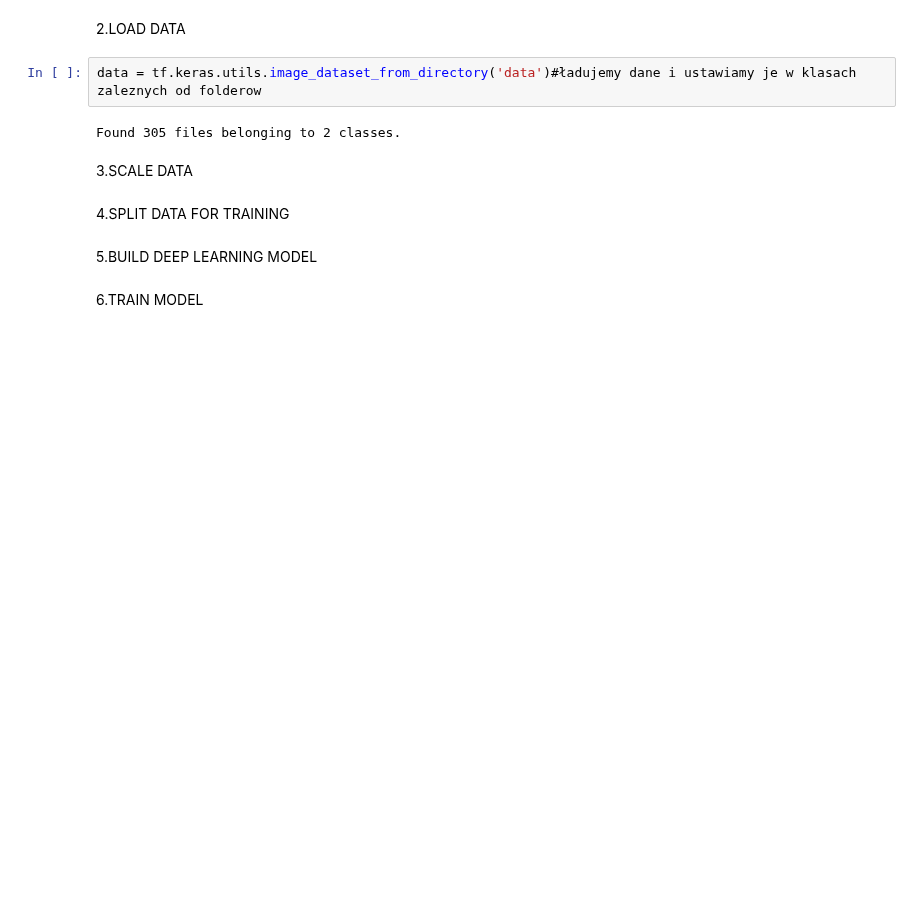
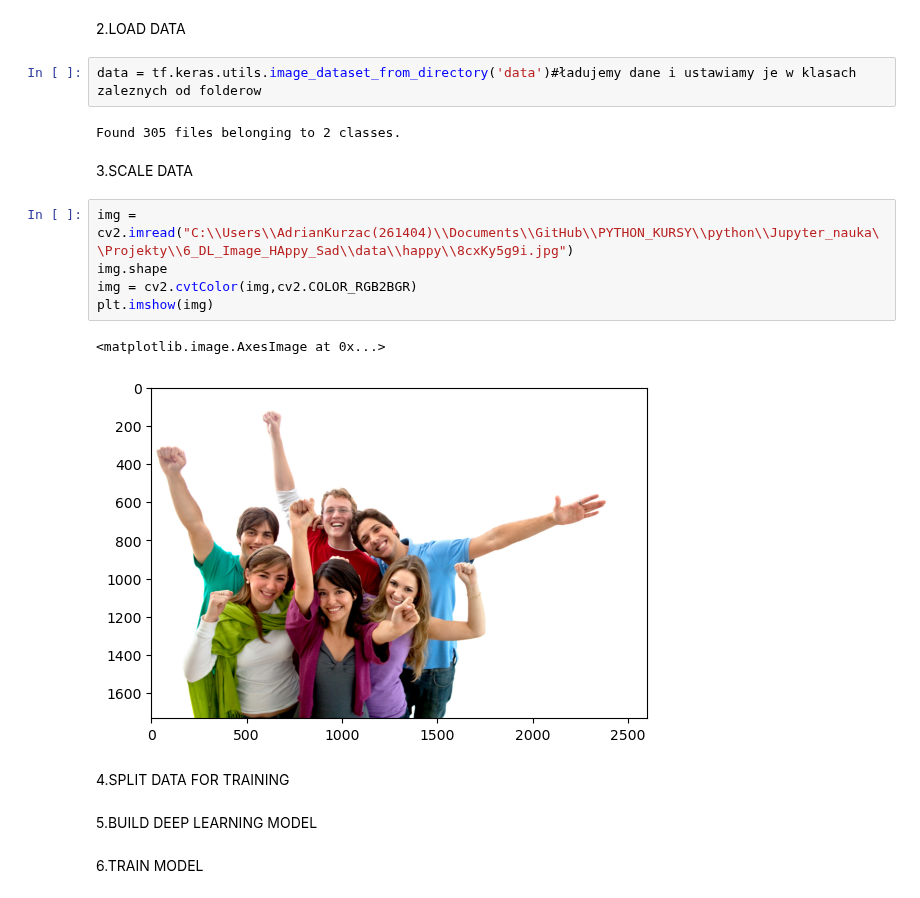
Before and after one commit to papito111/PYTHON_KURSY, a Jupyter notebook: python/Jupyter_nauka/Projekty/6_DL_Image_HAppy_Sad/HAPPY_SAD.ipynb, the cells around one changed output. Saved outputs shown, nothing was run; the diff lists cells and outputs as text; blank space fills up the shorter version.

```diff
--- a/python/Jupyter_nauka/Projekty/6_DL_Image_HAppy_Sad/HAPPY_SAD.ipynb
+++ b/python/Jupyter_nauka/Projekty/6_DL_Image_HAppy_Sad/HAPPY_SAD.ipynb
@@ -59,6 +59,14 @@ data = tf.keras.utils.image_dataset_from_directory('data')#ładujemy dane i usta
 Found 305 files belonging to 2 classes.
 # %% [markdown]
 3.SCALE DATA
+# %%
+img = cv2.imread("C:\\Users\\AdrianKurzac(261404)\\Documents\\GitHub\\PYTHON_KURSY\\python\\Jupyter_nauka\\Projekty\\6_DL_Image_HAppy_Sad\\data\\happy\\8cxKy5g9i.jpg")
+img.shape
+img = cv2.cvtColor(img,cv2.COLOR_RGB2BGR)
+plt.imshow(img)
+# %% [output]
+<matplotlib.image.AxesImage at 0x...>
+[figure, added]
 # %% [markdown]
 4.SPLIT DATA FOR TRAINING
 # %% [markdown]
```
